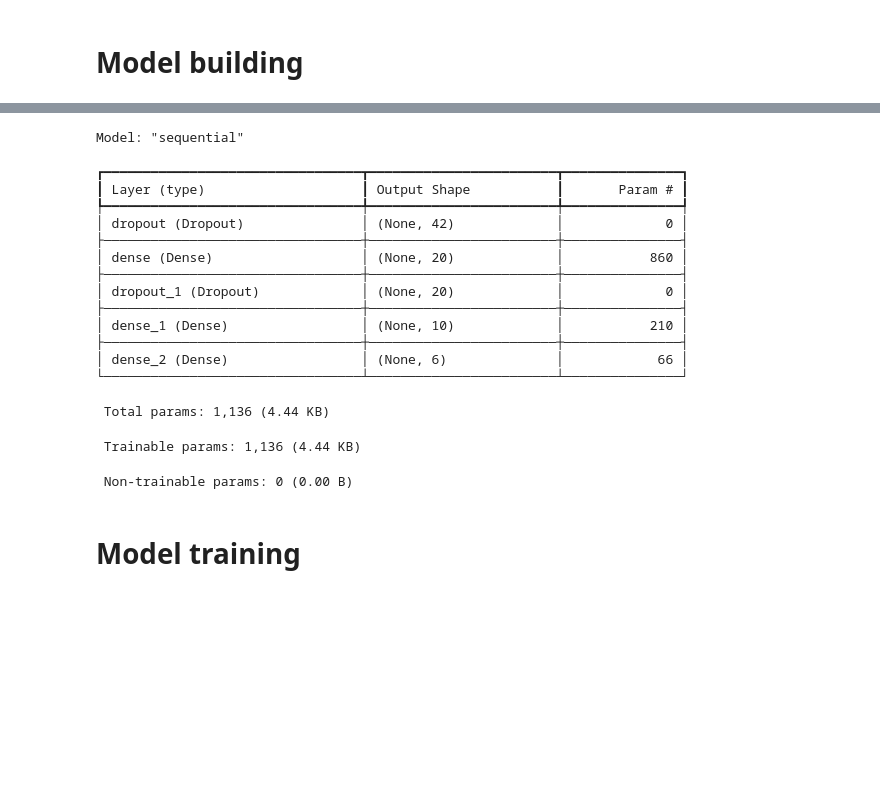
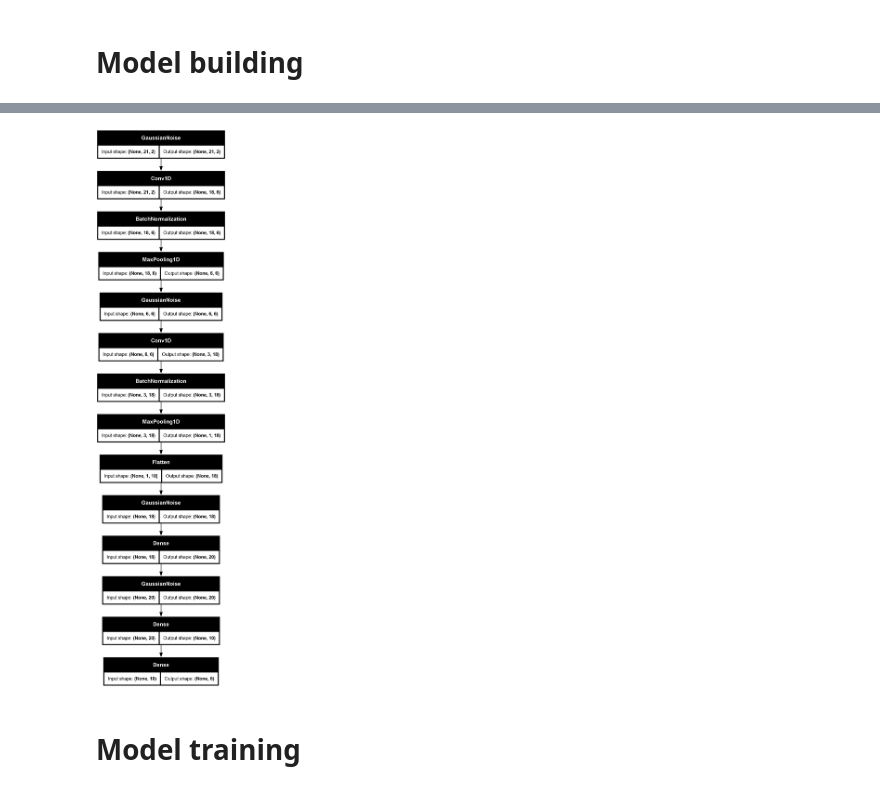
Before and after one commit to AnthonyMichaelTDM/CSE155-Gesture-Enhanced-Dictation, a Jupyter notebook: gesture-recognition/keypoint_classification.ipynb, the cells around one changed output, grey strips where cells are left out. Cells and saved outputs as stored; diff of their text form; code cells hidden in the pictures; blank space fills up the shorter version.

Commit message:
feat(gr): update keypoint classifier nn to take 2D input and use Conv layers to make better use of the spatial data

```diff
--- a/gesture-recognition/keypoint_classification.ipynb
+++ b/gesture-recognition/keypoint_classification.ipynb
@@ -35,12 +39,24 @@ X_train, X_test, y_train, y_test = train_test_split(X_dataset, y_dataset, train_
 # %% [markdown]
 # Model building
 # %%
-model = tf.keras.models.Sequential([
-    tf.keras.layers.Input((21 * 2, )),
-    tf.keras.layers.Dropout(0.2),
-    tf.keras.layers.Dense(20, activation='relu'),
-    tf.keras.layers.Dropout(0.4),
-    tf.keras.layers.Dense(10, activation='relu'),
-    tf.keras.layers.Dense(NUM_CLASSES, activation='softmax')
-])
+model = keras.models.Sequential(
+    [
+        keras.layers.Input((21, 2)),
+        keras.layers.GaussianNoise(0.1),
+        keras.layers.Conv1D(6, 4, activation="relu"),
+        keras.layers.BatchNormalization(),
+        keras.layers.MaxPooling1D(3),
+        keras.layers.GaussianNoise(0.1),
+        keras.layers.Conv1D(18, 4, activation="relu"),
+        keras.layers.BatchNormalization(),
+        keras.layers.MaxPooling1D(3),
+        keras.layers.Flatten(),
+        keras.layers.GaussianNoise(0.2),
+        keras.layers.Dense(20, activation="relu"),
+        keras.layers.GaussianNoise(0.2),
+        keras.layers.Dense(10, activation="relu"),
+        keras.layers.Dense(NUM_CLASSES, activation="softmax"),
+    ]
+)
+model.summary()
 # %% [output]
@@ -48,23 +85,7 @@ model = tf.keras.models.Sequential([
 # %%
-model.summary()  # tf.keras.utils.plot_model(model, show_shapes=True)
+keras.utils.plot_model(model, show_shapes=True)
 # %% [output]
-Model: "sequential"
-┏━━━━━━━━━━━━━━━━━━━━━━━━━━━━━━━━━┳━━━━━━━━━━━━━━━━━━━━━━━━┳━━━━━━━━━━━━━━━┓
-┃ Layer (type)                    ┃ Output Shape           ┃       Param # ┃
-┡━━━━━━━━━━━━━━━━━━━━━━━━━━━━━━━━━╇━━━━━━━━━━━━━━━━━━━━━━━━╇━━━━━━━━━━━━━━━┩
-│ dropout (Dropout)               │ (None, 42)             │             0 │
-├─────────────────────────────────┼────────────────────────┼───────────────┤
-│ dense (Dense)                   │ (None, 20)             │           860 │
-├─────────────────────────────────┼────────────────────────┼───────────────┤
-│ dropout_1 (Dropout)             │ (None, 20)             │             0 │
-├─────────────────────────────────┼────────────────────────┼───────────────┤
-│ dense_1 (Dense)                 │ (None, 10)             │           210 │
-├─────────────────────────────────┼────────────────────────┼───────────────┤
-│ dense_2 (Dense)                 │ (None, 6)              │            66 │
-└─────────────────────────────────┴────────────────────────┴───────────────┘
- Total params: 1,136 (4.44 KB)
- Trainable params: 1,136 (4.44 KB)
- Non-trainable params: 0 (0.00 B)
+[figure, added]
 # %%
 # Model checkpoint callback
 cp_callback = tf.keras.callbacks.ModelCheckpoint(
```
Also changed, not shown: parts of 11 cells of this notebook, 7 other files.
